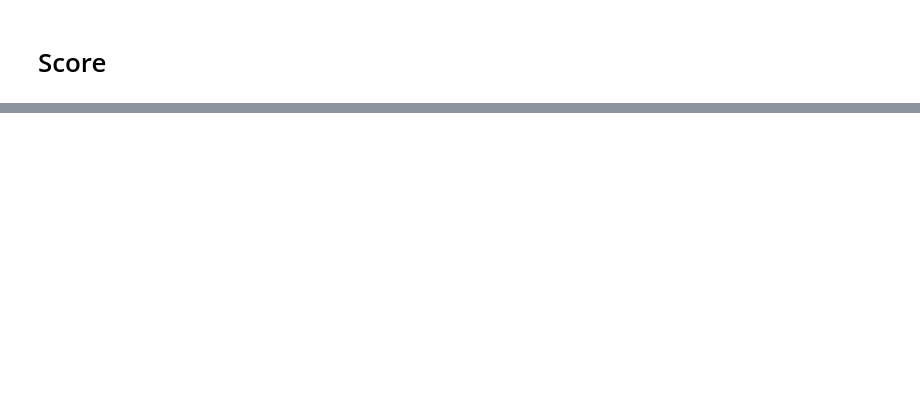
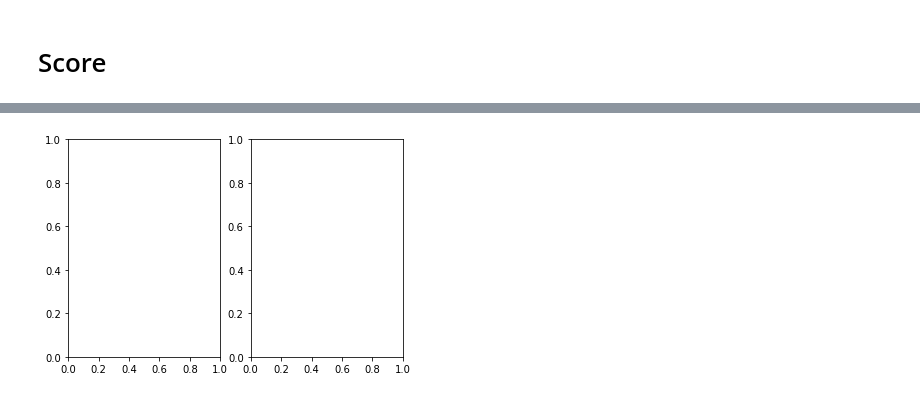
Before and after one commit to hasobi/skripsi, a Jupyter notebook: P_C_A_v2.ipynb, the cells around one changed output, grey strips where cells are left out. Cells and saved outputs as stored; diff of their text form; code cells hidden in the pictures; blank space fills up the shorter version.

```diff
--- a/P_C_A_v2.ipynb
+++ b/P_C_A_v2.ipynb
@@ -367,6 +372,7 @@ NameError: ignored
 # %%
-import matplotlib.pyplot as plt
 %matplotlib inline
 fig, (ax1,ax2) = plt.subplots(1,2)
-ax1.bar(range(4),feature_weights[0],color=['b','g','r','c'])
-ax2.bar(range(4),feature_weights[1],color=['b','g','r','c'])
+# ax1.bar(range(4),feature_weights[0],color=['b','g','r','c'])
+# ax2.bar(range(4),feature_weights[1],color=['b','g','r','c'])
+# %% [output]
+[figure, added]
```
Also changed, not shown: parts of 16 cells of this notebook.
